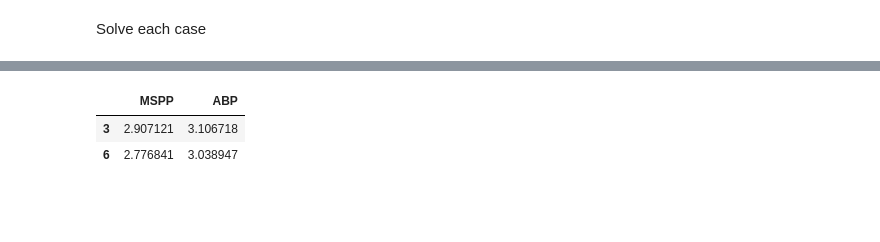
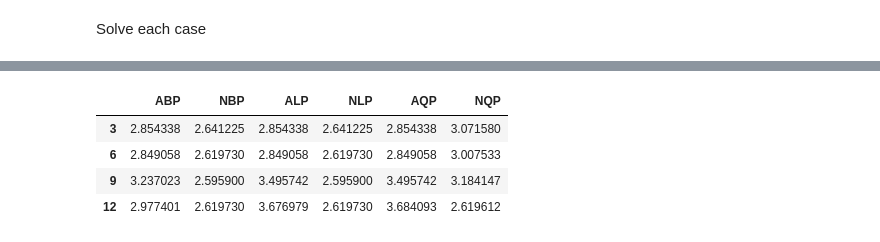
Before and after one commit to kkevin98/Multiple_shortest_path_problem_with_path_deconfliction, a Jupyter notebook: Model_comparison.ipynb, the cells around one changed output, grey strips where cells are left out. Drawn from its saved outputs; the diff is of its cells as text; code cells hidden in the pictures; blank space fills up the shorter version.

```diff
--- a/Model_comparison.ipynb
+++ b/Model_comparison.ipynb
@@ -210,28 +80,0 @@ Define variables
-# %%
-num_istances = 5
-
-# problem_types = ["MSPP","ABP", "NBP", "ALP", "NLP", "AQP", "NQP"]
-problem_types = ["MSPP", "ABP"]
-idx_of_pb_type = dict(zip(problem_types, range(len(problem_types))))
-
-nodes = get_nodes(networks_df,
-                  fishing_from="cols")
-
-# scenarios = [3, 6, 9, 12]
-scenarios = [3, 6]
-idx_of_scenario = dict(zip(scenarios, range(len(scenarios))))
-
-agents_sources = [0, 1, 2, 3, 4, 5, 0, 2, 4, 1, 3, 5]
-source_of_agent = dict(zip(range(0, len(agents_sources)), agents_sources))
-
-agents_terminus = [node + 30 for node in agents_sources]
-terminus_of_agent = dict(zip(range(0, len(agents_terminus)), agents_terminus))
-
-# TODO: Directly use dataframe to store datas (?)
-# opt_tot_distances = np.zeros(
-#     (len(problem_types), len(scenarios), num_istances))
-opt_tot_distances = np.zeros( (num_istances, len(problem_types), len(scenarios)) )
-# agent_opt_distances = np.full((len(problem_types), len(scenarios), 12, num_istances),
-#                               fill_value=np.nan)
-agent_opt_distances = np.full( (12, num_istances, len(problem_types), len(scenarios)),
-                              fill_value=np.nan)
@@ -285,0 +160,6 @@ for it_i, network_arcs in enumerate(sixXsix_1000_networks(networks_df.head(num_i
+# %%
+opt_tot_distances = np.load(
+    f"results/models_opt_total_distances_{num_istances}.npy")
+
+agents_opt_distances = np.load(
+    f"results/agent_opt_distances_{num_istances}.npy")
@@ -306,12 +210,14 @@ ax.legend(title="Number of agents",
 # %%
-avg_agents_opt_distances = np.nanmean(agent_opt_distances, axis=(0, 1))
+avg_agents_opt_distances = np.nanmean(agents_opt_distances, axis=(0, 1))
 
 avg_agennts_opt_distances_df = pd.DataFrame(avg_agents_opt_distances.T,
                                             columns=problem_types,
-                                            index=scenarios)
+                                            index=scenarios).drop(columns="MSPP")
 
 avg_agennts_opt_distances_df.head()
 # %% [output]
-|  | MSPP | ABP |
-| 3 | 2.907121 | 3.106718 |
-| 6 | 2.776841 | 3.038947 |
+|  | ABP | NBP | ALP | NLP | AQP | NQP |
+| 3 | 2.854338 | 2.641225 | 2.854338 | 2.641225 | 2.854338 | 3.071580 |
+| 6 | 2.849058 | 2.619730 | 2.849058 | 2.619730 | 2.849058 | 3.007533 |
+| 9 | 3.237023 | 2.595900 | 3.495742 | 2.595900 | 3.495742 | 3.184147 |
+| 12 | 2.977401 | 2.619730 | 3.676979 | 2.619730 | 3.684093 | 2.619612 |
```
Also changed, not shown: parts of 48 cells of this notebook, 2 other files.
